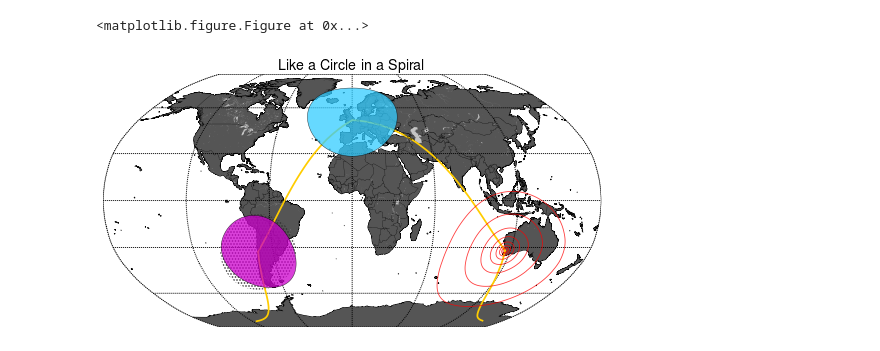
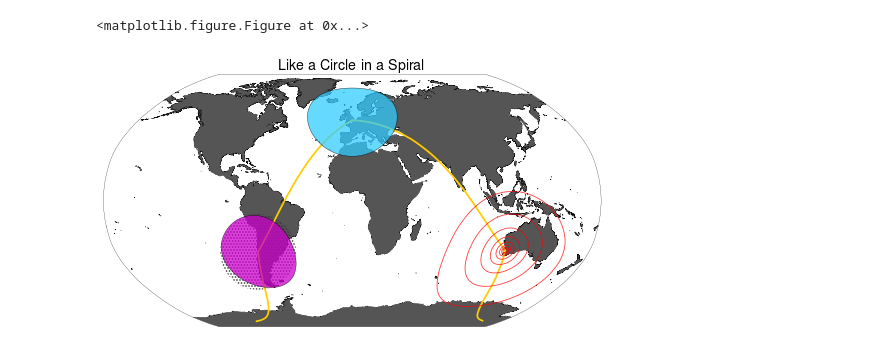
Before and after one commit to urschrei/Circles, a Jupyter notebook: circles.ipynb, the cells around one changed output. Drawn from its saved outputs; the diff is of its cells as text; code cells hidden in the pictures.

```diff
--- a/circles.ipynb
+++ b/circles.ipynb
@@ -51,37 +51,37 @@ cpatch = PolygonPatch(casa, fc='#33CCFF', ec='#000000', lw=.5, alpha=.75, zorder
 rpatch = PolygonPatch(ritoque, fc='none', ec='#333333', lw=0, ls='dotted', hatch='....', zorder=1)
 rpatch_correct = PolygonPatch(ritoque_correct, fc='#CC00CC', ec='#000000', lw=.5, alpha=.75, zorder=2)
 # the concentric circles are treated as a PatchCollection
 ppatch = PatchCollection(
     [PolygonPatch(poly) for poly in perth],
     color='none', edgecolor='#ff0000', lw=0.85, alpha=0.75, zorder=3)
 
 # draw map features
 m.drawmapboundary(fill_color='none', linewidth=0.25, zorder=0)
-m.drawcountries(linewidth=.25, color='#000000', zorder=2)
-m.drawcoastlines(linewidth=1., zorder=1)
-m.fillcontinents(color='#555555', lake_color='#C4C4C4',zorder=1)
-m.drawparallels(np.arange(-90., 120., 30.), alpha=0.5, lw=0.25, zorder=1)
-m.drawmeridians(np.arange(0., 360., 60.), alpha=0.5, lw=0.25, zorder=1)
+# m.drawcountries(linewidth=.25, color='#000000', zorder=2)
+m.drawcoastlines(linewidth=.5, zorder=1)
+m.fillcontinents(color='#555555', lake_color='#555555', zorder=1)
+# m.drawparallels(np.arange(-90., 120., 30.), alpha=0.5, lw=0.25, zorder=1)
+# m.drawmeridians(np.arange(0., 360., 60.), alpha=0.5, lw=0.25, zorder=1)
 
 
 # draw circles
 ax.add_patch(cpatch)
 ax.add_patch(rpatch)
 ax.add_patch(rpatch_correct)
 ax.add_collection(ppatch)
 
-# draw great circles - note pert --> ritoque is correct as of Basemap v1.0.8
+# draw great circles - note perth --> ritoque is correct as of Basemap v1.0.8
 m.drawgreatcircle(rlon, rlat, centerlon, centerlat, lw=1.75, color='#FFCC00', zorder=1)
 m.drawgreatcircle(centerlon, centerlat, plon, plat, lw=1.75, color='#FFCC00', zorder=1)
 m.drawgreatcircle(plon, plat, rlon, rlat, lw=1.75, color='#FFCC00', zorder=1)
 
 # with apologies to Sugababes
 plt.title("Like a Circle in a Spiral")
 plt.tight_layout()
 fig.set_size_inches(7.28, 5.5)
 # plt.savefig('circles.png', alpha=True)
 plt.savefig("circles.png", format="png", bbox_inches='tight', transparent=True, dpi=300)
 plt.show()
 # %% [output]
 <matplotlib.figure.Figure at 0x...>
-[figure, old version]
+[figure, new version]
```
Also changed, not shown: 2 other files.
